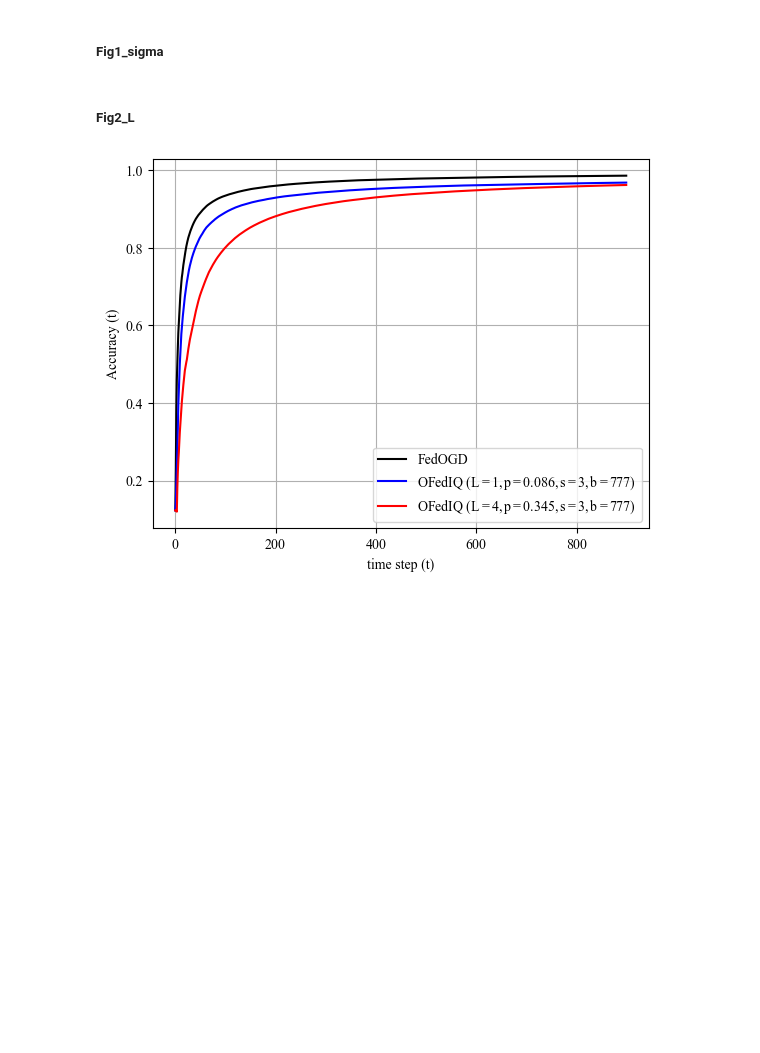
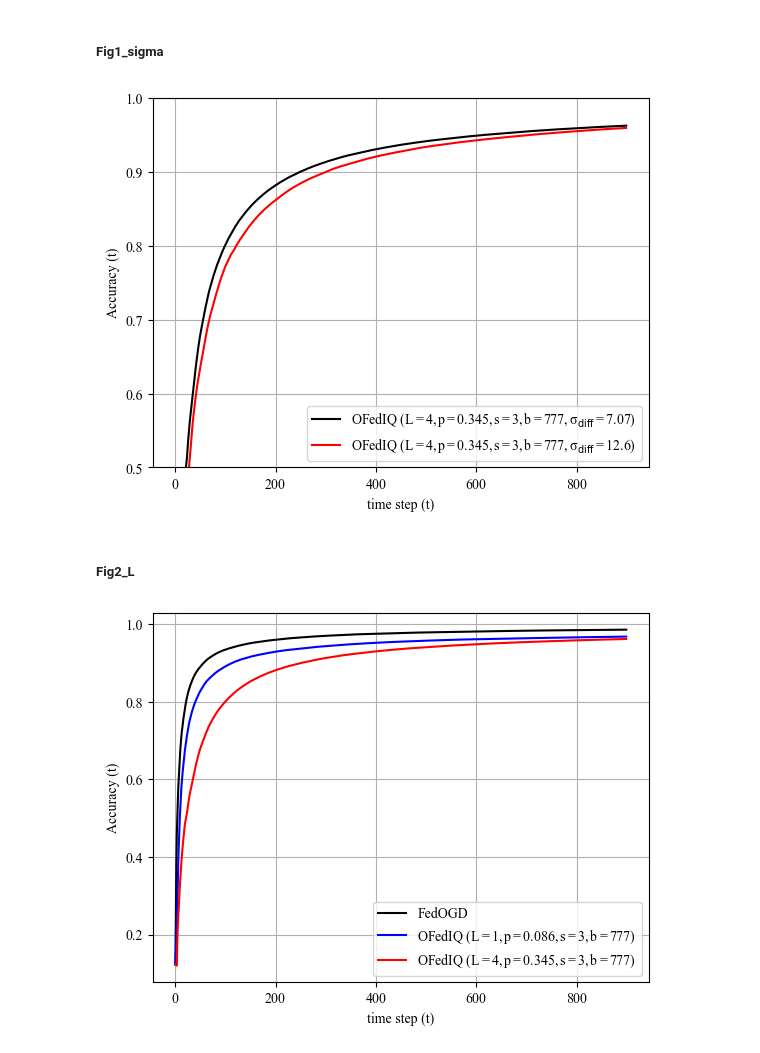
Before and after one commit to IISL-HYU/RegretAnalysis_OFL, a Jupyter notebook: plot.ipynb, the cells around one changed output. Cells and saved outputs as stored; diff of their text form; code cells hidden in the pictures; blank space fills up the shorter version.

```diff
--- a/plot.ipynb
+++ b/plot.ipynb
@@ -5,34 +5,43 @@ import pickle
 import matplotlib.pyplot  as plt
 
 task = 'clf'
 
 with open(f"./result/{task}_OFedIQ(L)_MNIST.pkl", "rb") as f:
     r1 = pickle.load(f)
 with open(f"./result/{task}_OFedIQ(L)_sigma.pkl", "rb") as f:
     r2 = pickle.load(f)
 
 l1 = list(range(len(r1)))
 l2 = list(range(len(r2)))
+for i in range(len(l2)):
+  l2[i] *= 4/3
+  if l2[i] == 900:
+    l2 = l2[0:i]
+    r2 = r2[0:i]
+    break
+
 
 plt.plot(l1, r1, 'black', label=r'OFedIQ ($\mathdefault{L=4, p=0.345, s=3, b=777, \sigma_{\rm diff}=7.07}$)')
 plt.plot(l2, r2, 'red', label=r'OFedIQ ($\mathdefault{L=4, p=0.345, s=3, b=777, \sigma_{\rm diff}=12.6}$)')
 
 plt.xlabel('time step (t)')
 
 if task == 'clf':
     plt.ylabel('Accuracy (t)')
 elif task == 'reg':
     plt.ylabel('MSE (t)')
     plt.yscale("log")
 
-#plt.ylim([0,1])
+plt.ylim([0.5,1])
 
 plt.rcParams["font.family"] = "Times New Roman"
 plt.grid()
 plt.legend()
 
 plt.savefig(f'./Figures/FIG1_sigma_tmp.png', dpi=200, facecolor="white")
 plt.show()
+# %% [output]
+[figure, added]
 # %% [markdown]
 ##### Fig2_L
 # %%
```
Also changed, not shown: 5 other files.
